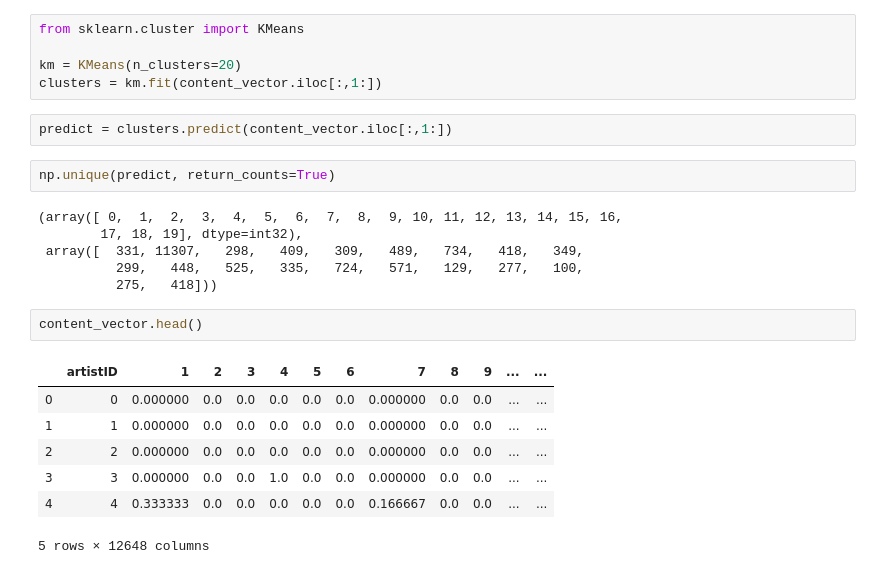
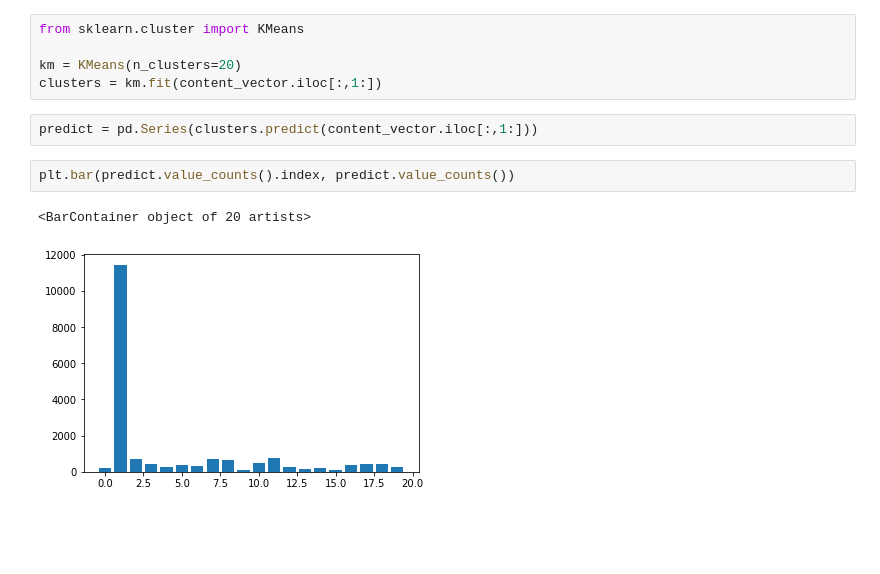
Before and after one commit to timcopelandoh/thinkful, a Jupyter notebook: Capstones and Projects/Capstone 4.ipynb, the cells around one changed output. Saved outputs shown, nothing was run; the diff lists cells and outputs as text; blank space fills up the shorter version.

```diff
--- a/Capstones and Projects/Capstone 4.ipynb
+++ b/Capstones and Projects/Capstone 4.ipynb
@@ -222,25 +203,12 @@ from sklearn.cluster import KMeans
 km = KMeans(n_clusters=20)
 clusters = km.fit(content_vector.iloc[:,1:])
 # %%
-predict = clusters.predict(content_vector.iloc[:,1:])
+predict = pd.Series(clusters.predict(content_vector.iloc[:,1:]))
-# %%
-np.unique(predict, return_counts=True)
-# %% [output]
-(array([ 0,  1,  2,  3,  4,  5,  6,  7,  8,  9, 10, 11, 12, 13, 14, 15, 16,
-        17, 18, 19], dtype=int32),
- array([  331, 11307,   298,   409,   309,   489,   734,   418,   349,
-          299,   448,   525,   335,   724,   571,   129,   277,   100,
-          275,   418]))
-# %%
-content_vector.head()
-# %% [output]
-|  | artistID | 1 | 2 | 3 | 4 | 5 | 6 | 7 | 8 | 9 | ... | ... |
-| 0 | 0 | 0.000000 | 0.0 | 0.0 | 0.0 | 0.0 | 0.0 | 0.000000 | 0.0 | 0.0 | ... | ... |
-| 1 | 1 | 0.000000 | 0.0 | 0.0 | 0.0 | 0.0 | 0.0 | 0.000000 | 0.0 | 0.0 | ... | ... |
-| 2 | 2 | 0.000000 | 0.0 | 0.0 | 0.0 | 0.0 | 0.0 | 0.000000 | 0.0 | 0.0 | ... | ... |
-| 3 | 3 | 0.000000 | 0.0 | 0.0 | 1.0 | 0.0 | 0.0 | 0.000000 | 0.0 | 0.0 | ... | ... |
-| 4 | 4 | 0.333333 | 0.0 | 0.0 | 0.0 | 0.0 | 0.0 | 0.166667 | 0.0 | 0.0 | ... | ... |
-5 rows × 12648 columns
+# %%
+plt.bar(predict.value_counts().index, predict.value_counts())
+# %% [output]
+<BarContainer object of 20 artists>
+[figure, added]
 # %%
 ids = content_vector.artistID[predict==0]
 [artists['name'][artists.id==x] for x in ids]
```
Also changed, not shown: parts of 30 cells of this notebook, 2 other files.
